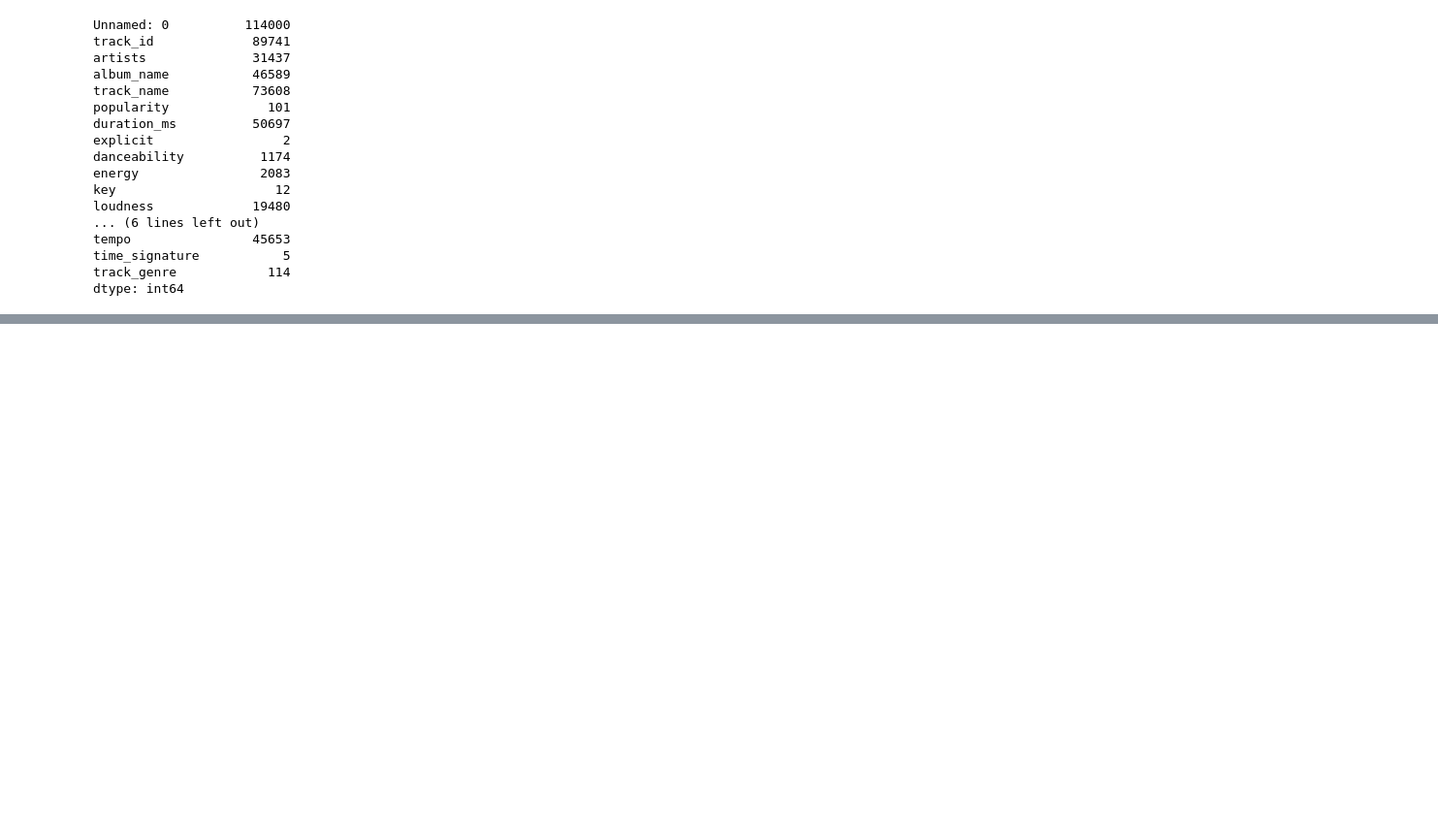
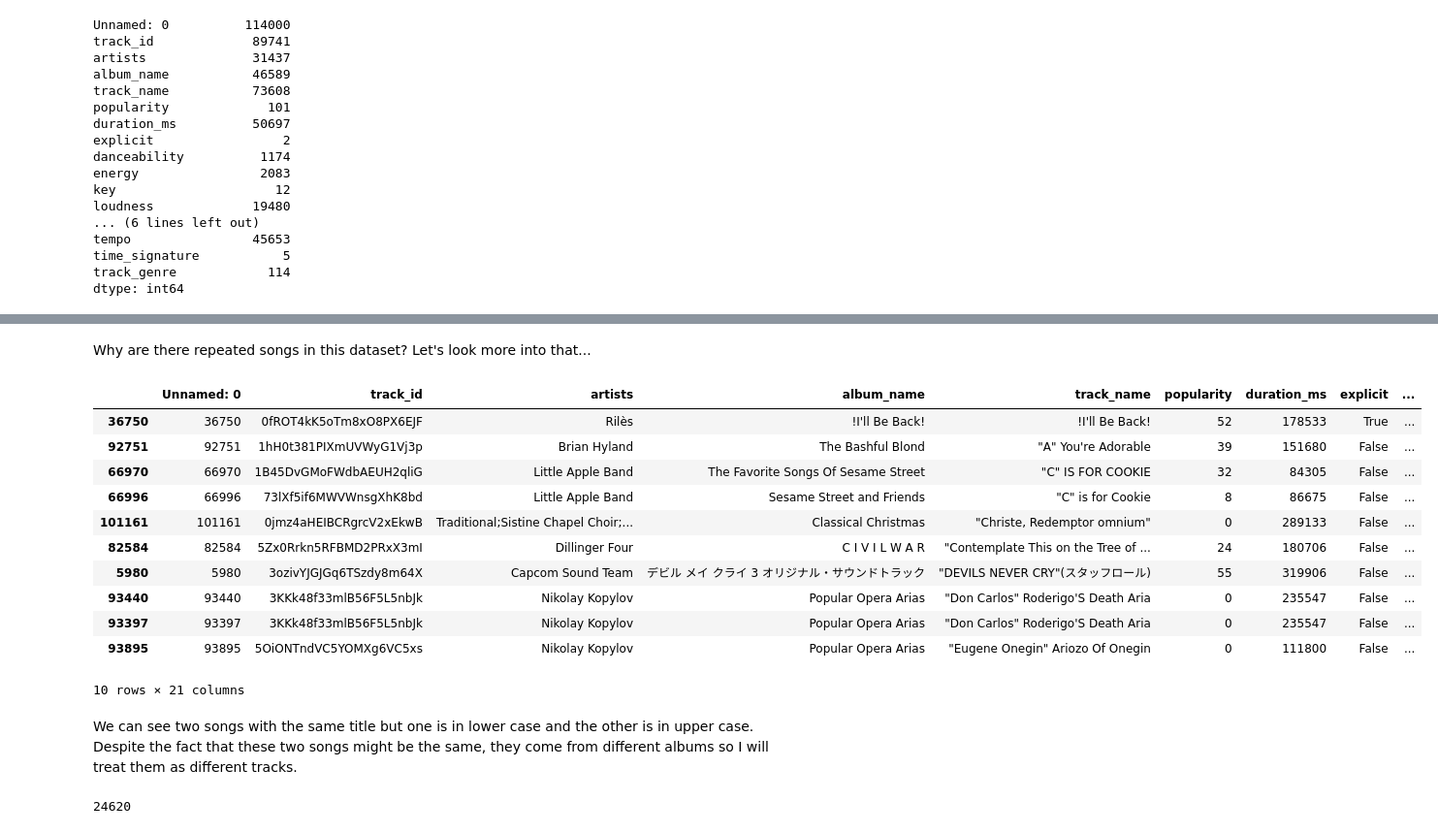
Before and after one commit to YOANGELICA/airflow_data_engineer_challenge, a Jupyter notebook: exploratory_data_analysis/spotify_eda.ipynb, the cells around one changed output, grey strips where cells are left out. Shown: that part at 97% size. Cells and saved outputs as stored; diff of their text form; code cells hidden in the pictures; blank space fills up the shorter version.

```diff
--- a/exploratory_data_analysis/spotify_eda.ipynb
+++ b/exploratory_data_analysis/spotify_eda.ipynb
@@ -110,0 +153,23 @@ dtype: int64
+# %% [markdown]
+Why are there repeated songs in this dataset? Let's look more into that...
+# %%
+spotify_df.sort_values(by = 'track_name').head(10)
+# %% [output]
+|  | Unnamed: 0 | track_id | artists | album_name | track_name | popularity | duration_ms | explicit | ... |
+| 36750 | 36750 | 0fROT4kK5oTm8xO8PX6EJF | Rilès | !I'll Be Back! | !I'll Be Back! | 52 | 178533 | True | ... |
+| 92751 | 92751 | 1hH0t381PIXmUVWyG1Vj3p | Brian Hyland | The Bashful Blond | "A" You're Adorable | 39 | 151680 | False | ... |
+| 66970 | 66970 | 1B45DvGMoFWdbAEUH2qliG | Little Apple Band | The Favorite Songs Of Sesame Street | "C" IS FOR COOKIE | 32 | 84305 | False | ... |
+| 66996 | 66996 | 73lXf5if6MWVWnsgXhK8bd | Little Apple Band | Sesame Street and Friends | "C" is for Cookie | 8 | 86675 | False | ... |
+| 101161 | 101161 | 0jmz4aHEIBCRgrcV2xEkwB | Traditional;Sistine Chapel Choir;... | Classical Christmas | "Christe, Redemptor omnium" | 0 | 289133 | False | ... |
+| 82584 | 82584 | 5Zx0Rrkn5RFBMD2PRxX3mI | Dillinger Four | C I V I L W A R | "Contemplate This on the Tree of ... | 24 | 180706 | False | ... |
+| 5980 | 5980 | 3ozivYJGJGq6TSzdy8m64X | Capcom Sound Team | デビル メイ クライ 3 オリジナル・サウンドトラック | "DEVILS NEVER CRY"(スタッフロール) | 55 | 319906 | False | ... |
+| 93440 | 93440 | 3KKk48f33mlB56F5L5nbJk | Nikolay Kopylov | Popular Opera Arias | "Don Carlos" Roderigo'S Death Aria | 0 | 235547 | False | ... |
+| 93397 | 93397 | 3KKk48f33mlB56F5L5nbJk | Nikolay Kopylov | Popular Opera Arias | "Don Carlos" Roderigo'S Death Aria | 0 | 235547 | False | ... |
+| 93895 | 93895 | 5OiONTndVC5YOMXg6VC5xs | Nikolay Kopylov | Popular Opera Arias | "Eugene Onegin" Ariozo Of Onegin | 0 | 111800 | False | ... |
+10 rows × 21 columns
+# %% [markdown]
+We can see two songs with the same title but one is in lower case and the other is in upper case. Despite the fact that these two songs might be the same, they come from different albums so I will treat them as different tracks.
+# %%
+spotify_df.duplicated(subset=['track_name','album_name','artists']).sum()
+# %% [output]
+24620
```
Also changed, not shown: parts of 11 cells of this notebook, 2 other files.
